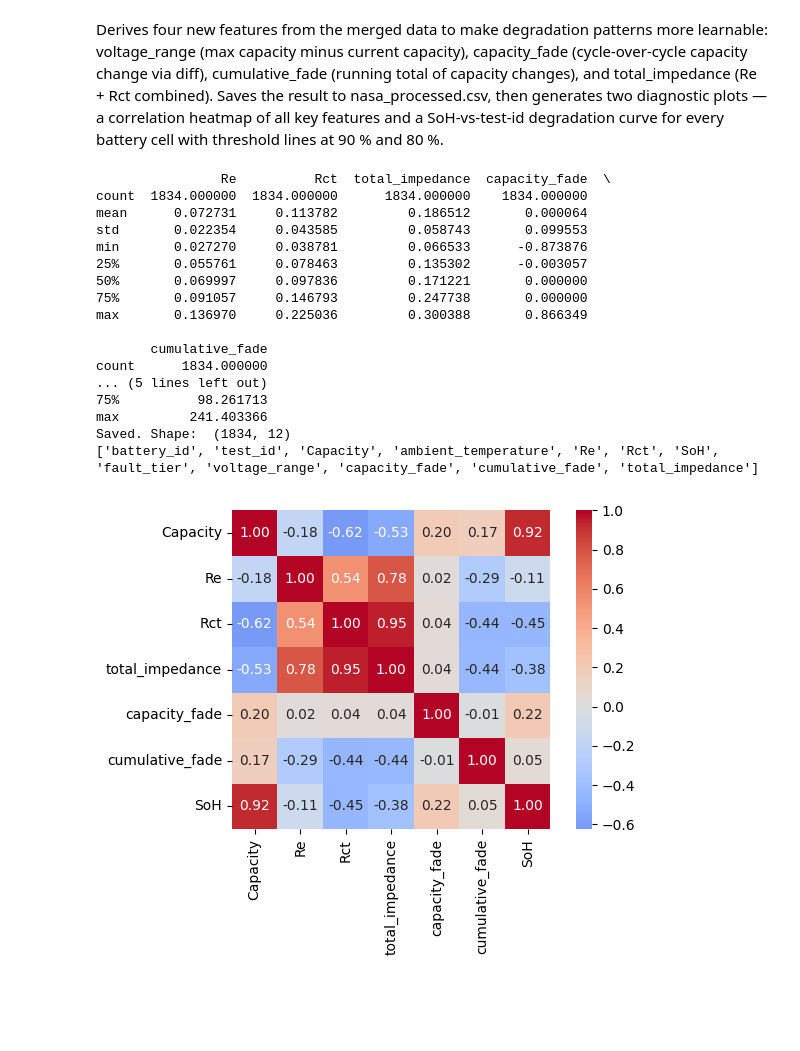
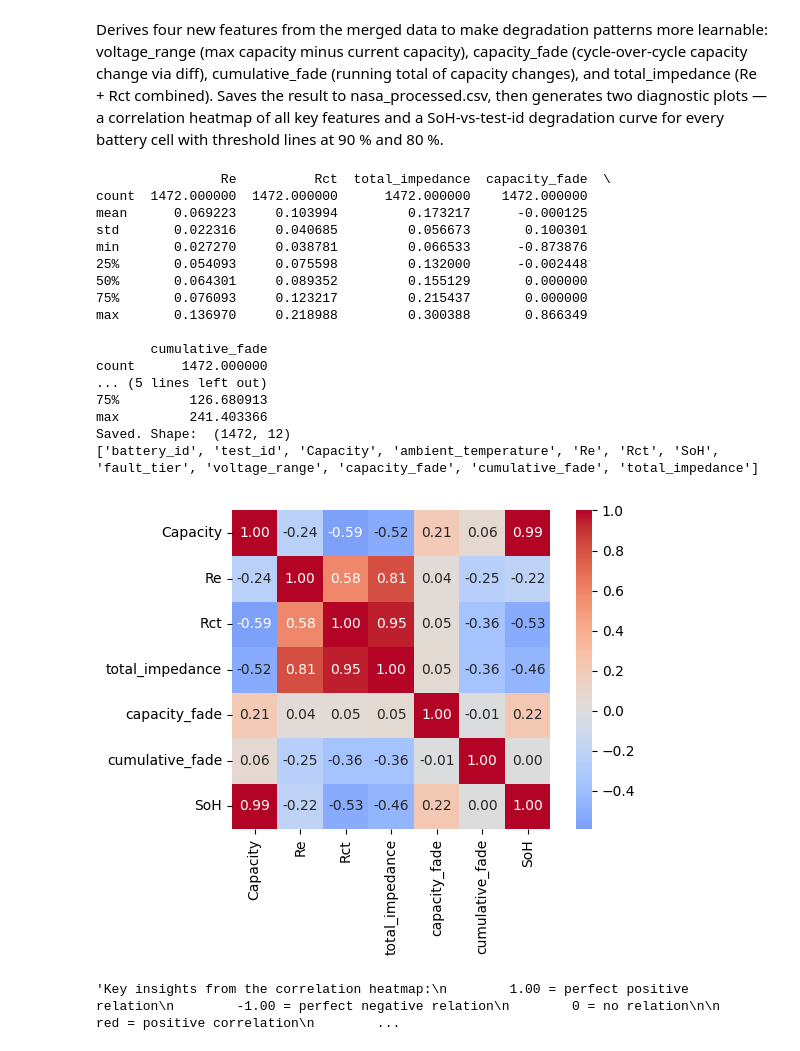
Before and after one commit to harshithamlvrs/ROEU_Project_ML, a Jupyter notebook: Day1.ipynb, the cells around one changed output. Saved outputs shown, nothing was run; the diff lists cells and outputs as text; code cells hidden in the pictures; blank space fills up the shorter version.

```diff
--- a/Day1.ipynb
+++ b/Day1.ipynb
@@ -263,6 +263,7 @@ valid_cells = max_cap[(max_cap >= mean_cap - std_cap) &
                       (max_cap <= mean_cap + std_cap)].index
 
 merged_clean = merged[merged['battery_id'].isin(valid_cells)].copy()
+merged = merged_clean.copy().reset_index(drop=True)
 print(f'Kept {len(valid_cells)} of {len(max_cap)} cells')
 print(f'Rows: {len(merged_clean)}')
 # %% [output]
@@ -325,57 +326,64 @@ print('Saved. Shape: ', merged.shape) #Print a confirmation message with the sha
 print(merged.columns.tolist()) #Print the list of column names in the merged DataFrame to verify that all expected columns are present after processing.
 # %% [output]
                 Re          Rct  total_impedance  capacity_fade  \
-count  1834.000000  1834.000000      1834.000000    1834.000000
-mean      0.072731     0.113782         0.186512       0.000064
-std       0.022354     0.043585         0.058743       0.099553
+count  1472.000000  1472.000000      1472.000000    1472.000000
+mean      0.069223     0.103994         0.173217      -0.000125
+std       0.022316     0.040685         0.056673       0.100301
 min       0.027270     0.038781         0.066533      -0.873876
-25%       0.055761     0.078463         0.135302      -0.003057
-50%       0.069997     0.097836         0.171221       0.000000
-75%       0.091057     0.146793         0.247738       0.000000
-max       0.136970     0.225036         0.300388       0.866349
+25%       0.054093     0.075598         0.132000      -0.002448
+50%       0.064301     0.089352         0.155129       0.000000
+75%       0.076093     0.123217         0.215437       0.000000
+max       0.136970     0.218988         0.300388       0.866349
 
        cumulative_fade
-count      1834.000000
+count      1472.000000
 ... (5 lines left out)
-75%          98.261713
+75%         126.680913
 max         241.403366
-Saved. Shape:  (1834, 12)
+Saved. Shape:  (1472, 12)
 ['battery_id', 'test_id', 'Capacity', 'ambient_temperature', 'Re', 'Rct', 'SoH', 'fault_tier', 'voltage_range', 'capacity_fade', 'cumulative_fade', 'total_impedance']
 # %%
 
 # --- CORRELATION HEATMAP (5 min) ------------------------------------------------------------------
 #This code block is creating a correlation heatmap to visualize the relationships between key features in the merged DataFrame.
 import seaborn as sns
 
 feat_cols = ['Capacity','Re','Rct','total_impedance','capacity_fade','cumulative_fade','SoH']
 corr = merged[feat_cols].corr()
 sns.heatmap(corr, annot=True, fmt='.2f', cmap='coolwarm', center=0, square=True)
 plt.tight_layout()
 plt.savefig('correlation_matrix.png')
 plt.show()
 
 '''Key insights from the correlation heatmap:
         1.00 = perfect positive relation
         -1.00 = perfect negative relation
         0 = no relation
 
         red = positive correlation
         blue = negative correlation
         white = no correlation
 
-- Capacity has high positive correlation with SoH (0.92).
-- Rct and Re have strong positive correlation w/ Total impedance (0.95 and 0.78 respectively).
+- Capacity has a perfect positive correlation with SoH (1.00).
+- Re and Rct have strong positive correlation w/ total impedance (0.90 and 0.95 respectively).
 
-- Capacity has strong negative correlation w/ Rct
+- Capacity has moderate negative correlation w/ Rct (-0.50)
     As battery ages, Rct increases and capacity drops
-- Capacity has moderate negative correlation w/ total impedance
+- Capacity has moderate negative correlation w/ total impedance (-0.39)
     higher impedance = more degradation = lower capacity
-- SoH has strong negative correlation w/ Rct
+- Capacity has weak negative correlation w/ Re (-0.18).
+
+- SoH has moderate negative correlation w/ Rct (-0.46)
     higher charge-transfer resistance = more degradation = lower SoH = worse health
+- SoH has moderate negative correlation w/ total impedance (-0.35)
+
+- capacity_fade has a weak positive correlation with Capacity (0.19) and SoH (0.20).
+- cumulative_fade has weak negative correlation with Re (-0.31), Rct (-0.31), and total impedance (-0.33).
 
 '''
 # %% [output]
-[figure, old version]
+[figure, new version]
+'Key insights from the correlation heatmap:\n        1.00 = perfect positive relation\n        -1.00 = perfect negative relation\n        0 = no relation\n\n        red = positive correlation\n        ...
 # %%
 # --- CAPACITY DEGRADATION PLOT (5 min) ---
 #This code block is plotting the State of Health (SoH) degradation over time for each battery cell in the merged DataFrame.
```
Also changed, not shown: parts of 10 cells of this notebook, 12 other files.
